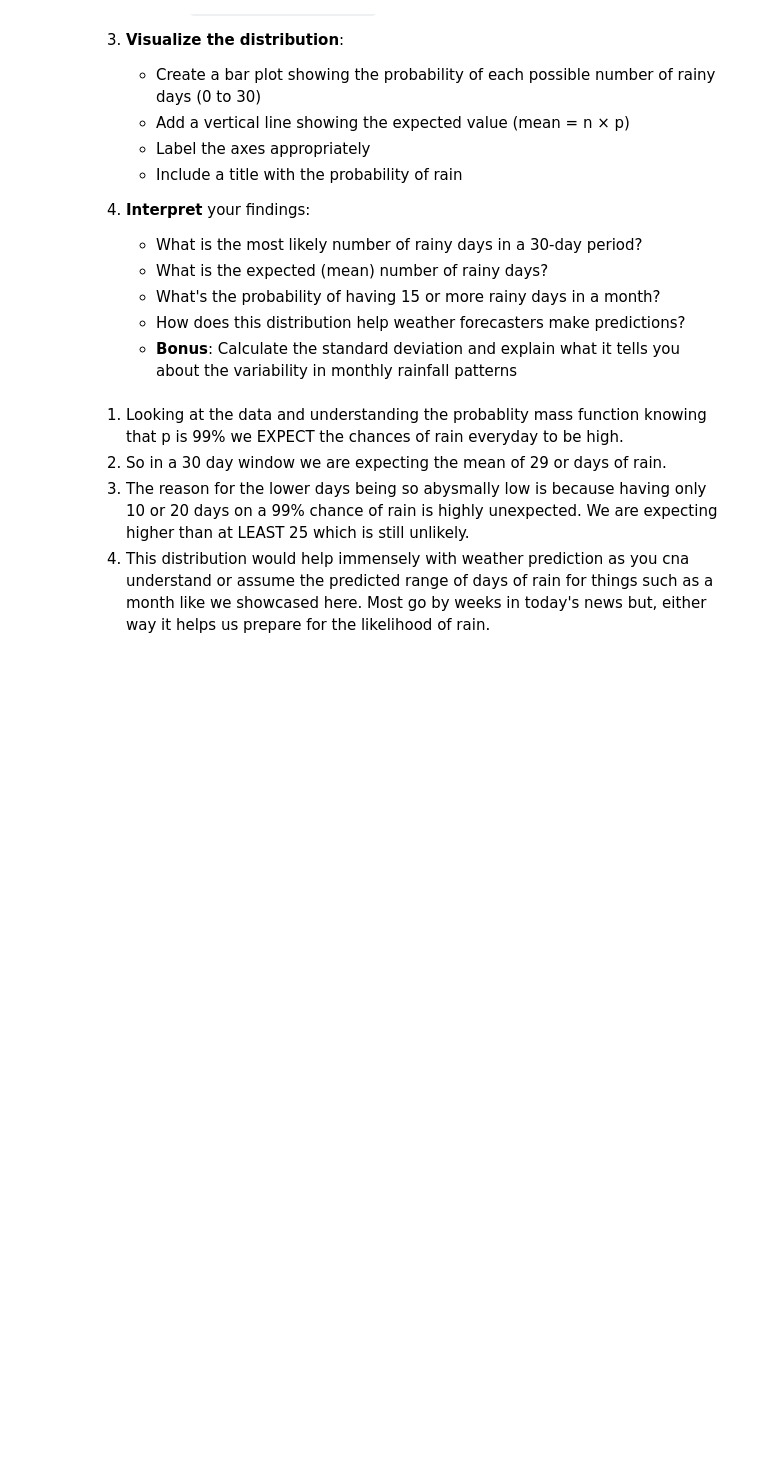
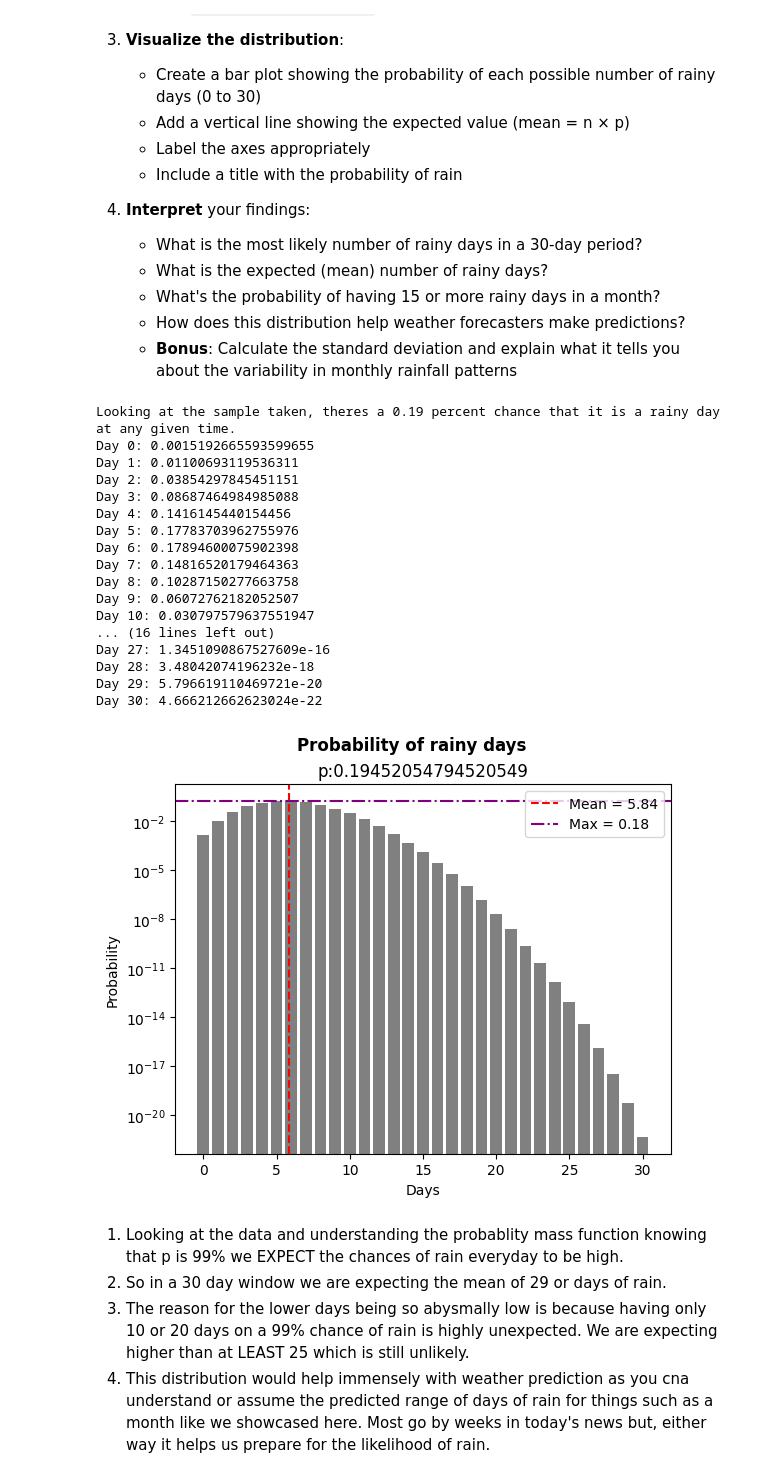
Before and after one commit to gentralg-Gitcoding/programming_basics, a Jupyter notebook: notebooks/lesson_13/Lesson_13_activity.ipynb, the cells around one changed output. Cells and saved outputs as stored; diff of their text form; code cells hidden in the pictures; blank space fills up the shorter version.

```diff
--- a/notebooks/lesson_13/Lesson_13_activity.ipynb
+++ b/notebooks/lesson_13/Lesson_13_activity.ipynb
@@ -69,28 +69,49 @@ The binomial distribution models the number of successes in a fixed number of in
    - How does this distribution help weather forecasters make predictions?
    - **Bonus**: Calculate the standard deviation and explain what it tells you about the variability in monthly rainfall patterns
 # %%
-rainy_days = df[df['rainfall_inches'] > 0]
+rainy_days = df[df['weather_condition'] == 'Rainy']
+# rainy_days = df[df['rainfall_inches'] > 0]
 p = len(rainy_days)/len(df)
 print(f'Looking at the sample taken, theres a {p:.2f} percent chance that it is a rainy day at any given time.')
 
 n = 30
 k_values = list(range(n+1))
 dist = [stats.binom.pmf(k, n, p) for k in k_values]
 for x in dist:
     print(f'Day {dist.index(x)}: {x}')
 
 mean, var = stats.binom.stats(n, p)     #Grabbing the return moments mean and variance
 
-plt.title('Probability of rainy days')
+plt.title(f'p:{p}')
+plt.suptitle('Probability of rainy days ', fontweight='bold')
 plt.bar(k_values, dist, color='gray')
 plt.yscale('log')       #I wanted to show the probability with a log scale since the values are so low to the left side with lower day counts
 plt.xlabel('Days')
 plt.ylabel('Probability')
 plt.axvline(mean, color='red', linestyle='--', label=f'Mean = {mean:.2f}')
 plt.axhline(max(dist), color='purple', linestyle='-.', label=f'Max = {max(dist):.2f}')
 plt.legend()
 
 plt.show()
+# %% [output]
+Looking at the sample taken, theres a 0.19 percent chance that it is a rainy day at any given time.
+Day 0: 0.0015192665593599655
+Day 1: 0.01100693119536311
+Day 2: 0.03854297845451151
+Day 3: 0.08687464984985088
+Day 4: 0.1416145440154456
+Day 5: 0.17783703962755976
+Day 6: 0.17894600075902398
+Day 7: 0.14816520179464363
+Day 8: 0.10287150277663758
+Day 9: 0.06072762182052507
+Day 10: 0.030797579637551947
+... (16 lines left out)
+Day 27: 1.3451090867527609e-16
+Day 28: 3.48042074196232e-18
+Day 29: 5.796619110469721e-20
+Day 30: 4.666212662623024e-22
+[figure, added]
 # %% [markdown]
 1. Looking at the data and understanding the probablity mass function knowing that p is 99% we EXPECT the chances of rain everyday to be high.
 2. So in a 30 day window we are expecting the mean of 29 or days of rain.
```
